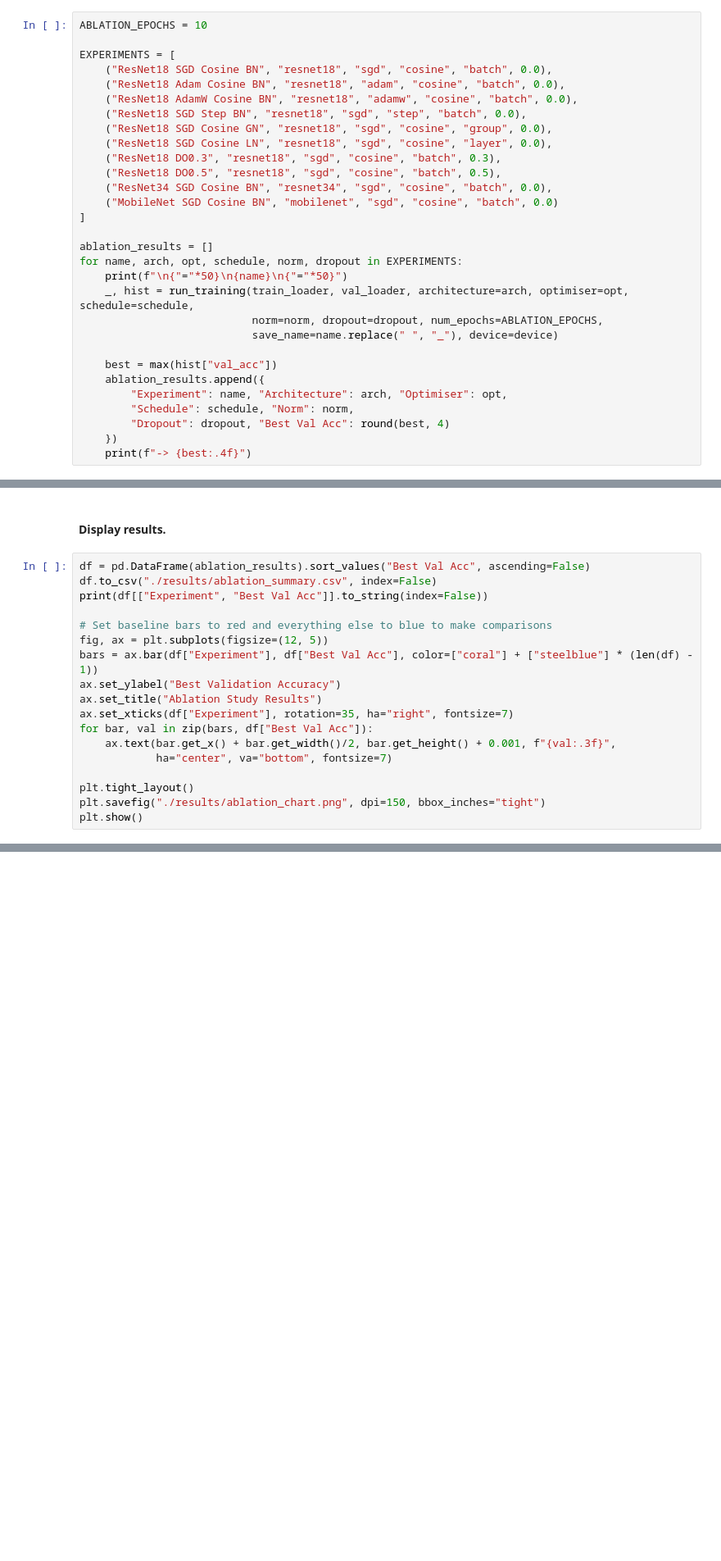
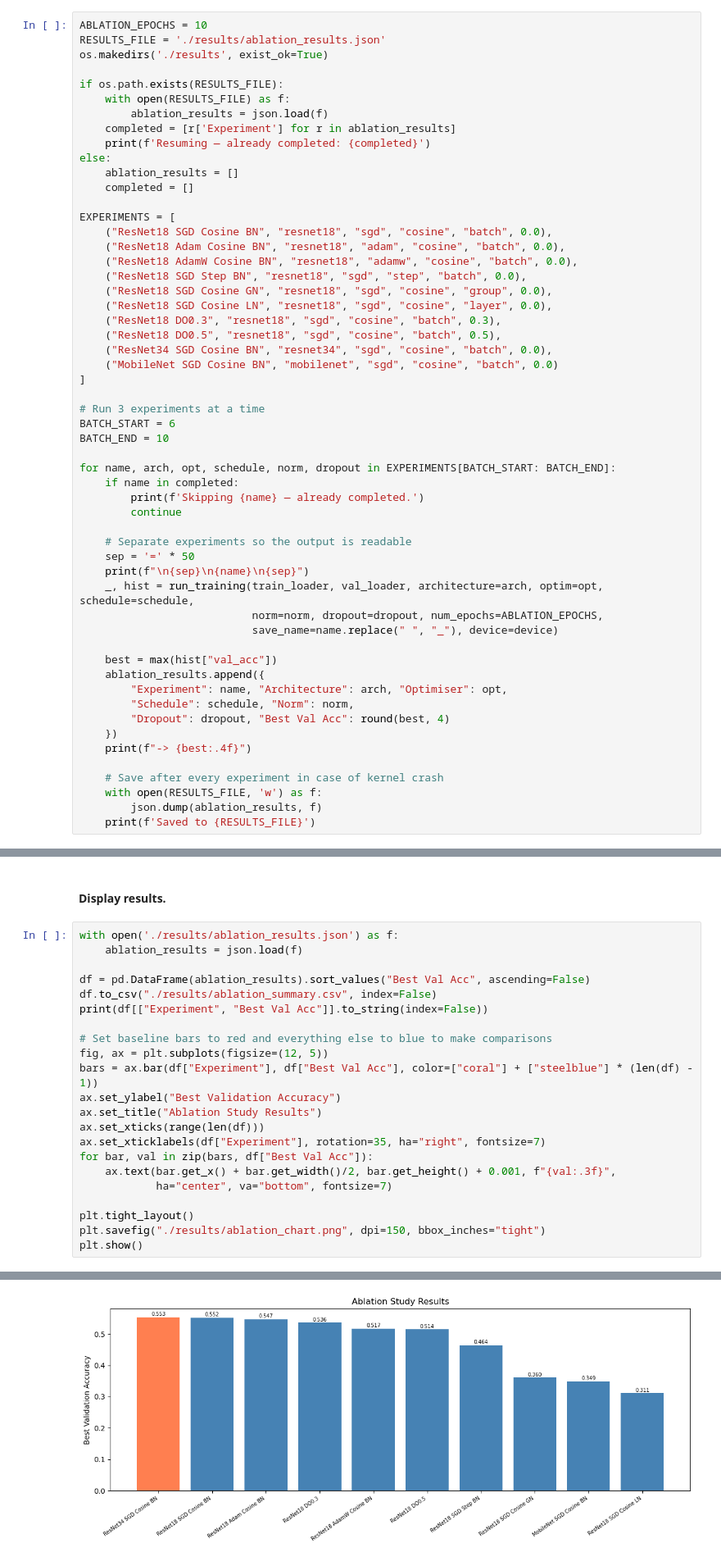
Before and after one commit to amchahal/cnn-gradcam-tiny-imagenet, a Jupyter notebook: cnn_gradcam.ipynb, the cells around one changed output, grey strips where cells are left out. Shown at 82% size. Cells and saved outputs as stored; diff of their text form; blank space fills up the shorter version.

Commit message:
run ablation study

```diff
--- a/cnn_gradcam.ipynb
+++ b/cnn_gradcam.ipynb
@@ -261,6 +276,17 @@ IndexError: index 4 is out of bounds for axis 1 with size 4
 Note: Keep ResNet18 SGD Cosine BN as the baseline.
 # %%
 ABLATION_EPOCHS = 10
+RESULTS_FILE = './results/ablation_results.json'
+os.makedirs('./results', exist_ok=True)
+
+if os.path.exists(RESULTS_FILE):
+    with open(RESULTS_FILE) as f:
+        ablation_results = json.load(f)
+    completed = [r['Experiment'] for r in ablation_results]
+    print(f'Resuming — already completed: {completed}')
+else:
+    ablation_results = []
+    completed = []
 
 EXPERIMENTS = [
     ("ResNet18 SGD Cosine BN", "resnet18", "sgd", "cosine", "batch", 0.0),
@@ -275,10 +301,19 @@ EXPERIMENTS = [
     ("MobileNet SGD Cosine BN", "mobilenet", "sgd", "cosine", "batch", 0.0)
 ]
 
-ablation_results = []
-for name, arch, opt, schedule, norm, dropout in EXPERIMENTS:
-    print(f"\n{"="*50}\n{name}\n{"="*50}")
-    _, hist = run_training(train_loader, val_loader, architecture=arch, optimiser=opt, schedule=schedule,
+# Run 3 experiments at a time
+BATCH_START = 6
+BATCH_END = 10
+
+for name, arch, opt, schedule, norm, dropout in EXPERIMENTS[BATCH_START: BATCH_END]:
+    if name in completed:
+        print(f'Skipping {name} — already completed.')
+        continue
+
+    # Separate experiments so the output is readable
+    sep = '=' * 50
+    print(f"\n{sep}\n{name}\n{sep}")
+    _, hist = run_training(train_loader, val_loader, architecture=arch, optim=opt, schedule=schedule,
                            norm=norm, dropout=dropout, num_epochs=ABLATION_EPOCHS,
                            save_name=name.replace(" ", "_"), device=device)
 
@@ -289,3 +324,8 @@ for name, arch, opt, schedule, norm, dropout in EXPERIMENTS:
         "Dropout": dropout, "Best Val Acc": round(best, 4)
     })
     print(f"-> {best:.4f}")
+
+    # Save after every experiment in case of kernel crash
+    with open(RESULTS_FILE, 'w') as f:
+        json.dump(ablation_results, f)
+    print(f'Saved to {RESULTS_FILE}')
@@ -292,6 +358,9 @@ for name, arch, opt, schedule, norm, dropout in EXPERIMENTS:
 # %% [markdown]
 #### Display results.
 # %%
+with open('./results/ablation_results.json') as f:
+    ablation_results = json.load(f)
+
 df = pd.DataFrame(ablation_results).sort_values("Best Val Acc", ascending=False)
 df.to_csv("./results/ablation_summary.csv", index=False)
 print(df[["Experiment", "Best Val Acc"]].to_string(index=False))
@@ -301,7 +370,8 @@ fig, ax = plt.subplots(figsize=(12, 5))
 bars = ax.bar(df["Experiment"], df["Best Val Acc"], color=["coral"] + ["steelblue"] * (len(df) - 1))
 ax.set_ylabel("Best Validation Accuracy")
 ax.set_title("Ablation Study Results")
-ax.set_xticks(df["Experiment"], rotation=35, ha="right", fontsize=7)
+ax.set_xticks(range(len(df)))
+ax.set_xticklabels(df["Experiment"], rotation=35, ha="right", fontsize=7)
 for bar, val in zip(bars, df["Best Val Acc"]):
     ax.text(bar.get_x() + bar.get_width()/2, bar.get_height() + 0.001, f"{val:.3f}",
             ha="center", va="bottom", fontsize=7)
@@ -309,3 +379,4 @@ for bar, val in zip(bars, df["Best Val Acc"]):
 plt.tight_layout()
 plt.savefig("./results/ablation_chart.png", dpi=150, bbox_inches="tight")
 plt.show()
+# %% [output]
@@ -311,0 +394 @@ plt.show()
+[figure, added]
```
Also changed, not shown: parts of 17 cells of this notebook, 1 other file.
